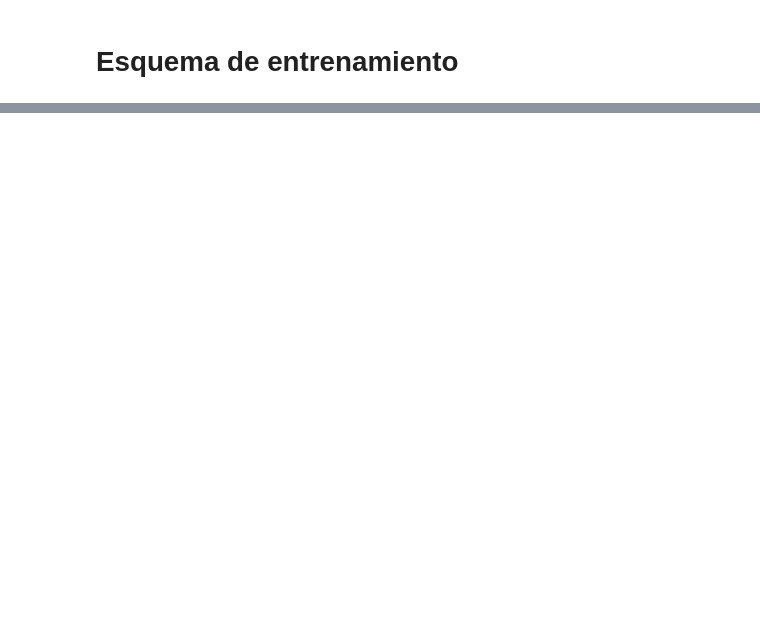
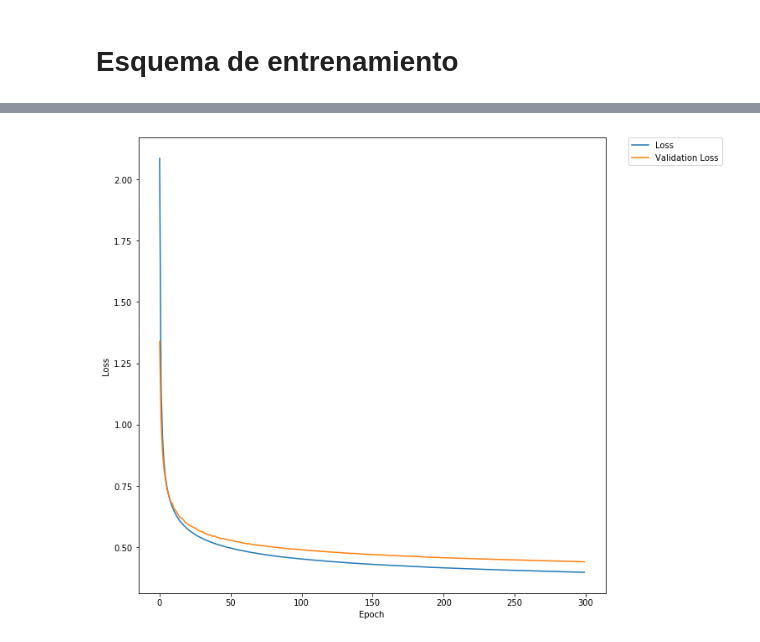
Before and after one commit to honorcode93/RN-Tarea1, a Jupyter notebook: Pregunta 4.ipynb, the cells around one changed output, grey strips where cells are left out. Drawn from its saved outputs; the diff is of its cells as text; code cells hidden in the pictures; blank space fills up the shorter version.

```diff
--- a/Pregunta 4.ipynb
+++ b/Pregunta 4.ipynb
@@ -7,25 +15,29 @@ import pandas as pd
 import matplotlib.pyplot as plt
 import numpy as np
 import keras
+from sklearn.preprocessing import StandardScaler
+from sklearn.utils import shuffle
 
 # Load file
 df = pd.read_csv("./IndoorFingerprint.csv")
+
 
 # Describe dataset
 df.info()
 df.describe()
 
-# Partition train and test
+# Partition the dataset into train and test instances
+mask_test = np.loadtxt('mask_test.csv', dtype="i")
 inverse_mask = []
 for index in range(0, len(df)):
     if (not index in mask_test):
         inverse_mask.append(index)
 
-mask_test = np.loadtxt('mask_test.csv',dtype="i")
-df_train = df.drop(index=mask_test)
-df_test = df.drop(index=inverse_mask)
 
-# Escalamiento
+df_train = shuffle(df.drop(index=mask_test), random_state=42)
+df_test = shuffle(df.drop(index=inverse_mask), random_state=42)
+
+# Scale the attributes, except for the outputs
 y_train = df_train.loc[:, ["X", "Y"]]
 df_train.pop("X")
 df_train.pop("Y")
@@ -38,7 +50,7 @@ df_test.pop("Y")
 scaler = StandardScaler().fit(df_test)
 x_test = pd.DataFrame(scaler.transform(df_test), columns=df_test.columns)
 
-# Se debe convertir el y_train a cuadrantes enumerados
+# Convert point information into quadrants
 
 
 def position_to_quadrant(x, y):
@@ -48,6 +60,7 @@ def position_to_quadrant(x, y):
 y_train = list(map(lambda elem: position_to_quadrant(elem[0], elem[1]), y_train.values))
 y_test = list(map(lambda elem: position_to_quadrant(elem[0], elem[1]), y_test.values))
 
+# Convert quadrant index into categorical
 y_train = keras.utils.to_categorical(y_train, num_classes=24)
 y_test = keras.utils.to_categorical(y_test, num_classes=24)
 # %% [output]
@@ -102,7 +155,7 @@ def define_neural_network():
     model.add(Activation("relu"))
     model.add(Dense(24, kernel_initializer='uniform'))
     model.add(Activation('sigmoid'))
-    sgd = RMSprop(lr=0.001, decay=0.9)
+    sgd = RMSprop(lr=0.001, decay=0.005)
     model.compile(optimizer=sgd,loss='categorical_crossentropy', metrics=["acc"])
     return model
 
@@ -130,7 +183,7 @@ Non-trainable params: 0
 _________________________________________________________________
 # %%
 model = define_neural_network()
-model.fit(x_train, y_train, epochs=300,
+history = model.fit(x_train, y_train, epochs=300,
         verbose=1, validation_data=(x_test, y_test))
 # %% [output]
 Train on 4620 samples, validate on 1980 samples
@@ -153,0 +206,20 @@ KeyboardInterrupt:
+# %%
+import matplotlib.pyplot as plt
+loss_y = history.history['loss']
+loss_x = range(0, 300)
+
+val_loss_y = history.history['val_loss']
+
+
+# Plot the loss
+plt.figure(figsize=(10, 10))
+plt.plot(loss_x, loss_y, label="Loss")
+plt.plot(loss_x, val_loss_y, label="Validation Loss")
+plt.legend(bbox_to_anchor=(1.05, 1), loc=2, borderaxespad=0.)
+plt.xlabel('Epoch')
+plt.ylabel('Loss')
+
+
+plt.show()
+# %% [output]
+[figure, added]
```
Also changed, not shown: parts of 18 cells of this notebook.
